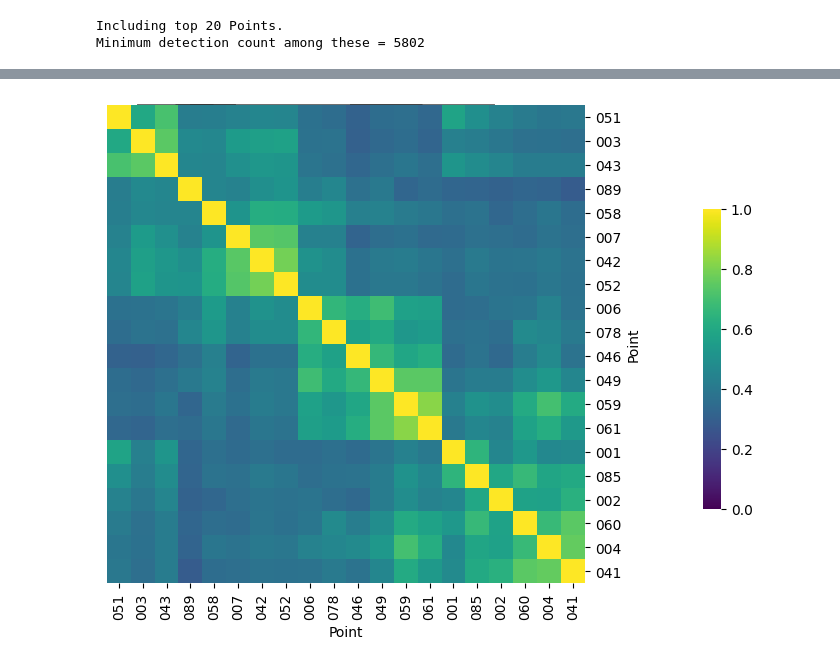
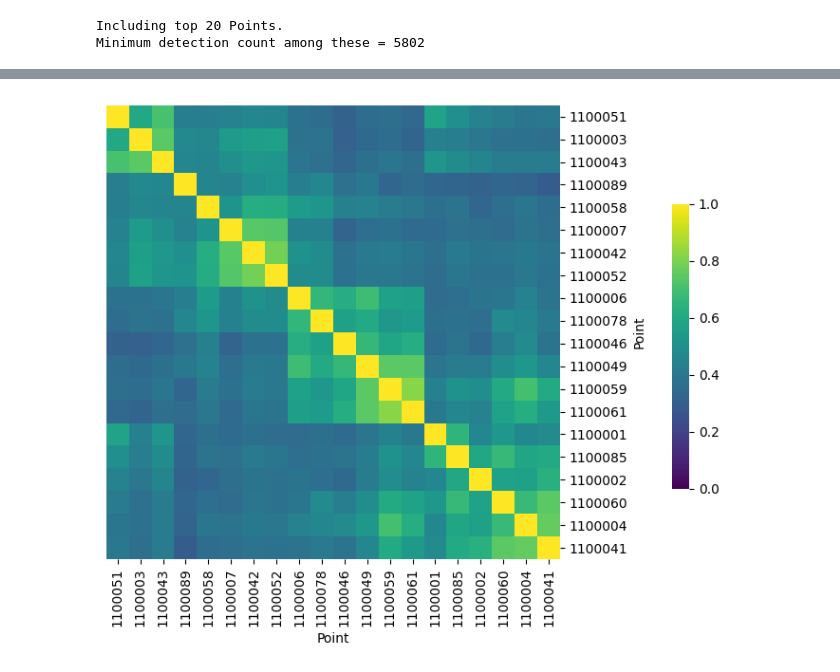
Before and after one commit to vivekhsridhar/lekking_collectives, a Jupyter notebook: lekking_collectives.ipynb, the cells around one changed output, grey strips where cells are left out. Drawn from its saved outputs; the diff is of its cells as text; code cells hidden in the pictures.

```diff
--- a/lekking_collectives.ipynb
+++ b/lekking_collectives.ipynb
@@ -41,7 +52,7 @@ def smooth_over_time(df, window_size=0.5):
     return df.reset_index(drop=False)
 # %%
 # Load data
-df = pd.read_csv('/Volumes/SSD5/20230313/SE_Lek1/P1D1/20230313_SE_Lek1_P1D1_DJI_0294_3D_trajectories_utm.csv')
+df = pd.read_csv('/Volumes/SSD5/processed/Field_Recording_2023/SpatialRegistration/20230313/SE_Lek1/P1D1/20230313_SE_Lek1_P1D1_DJI_0294_3D_trajectories_utm.csv')
 df = df.loc[:,['frame', 'Point', 'class_id', 'easting', 'northing']]
 df.head()
 # %% [output]
@@ -126,15 +137,15 @@ corr_mat = speed_mat.corr(method='kendall')
 # %%
 # Plot the correlation matrix
 cluster = sns.clustermap(corr_mat, method='average', metric='correlation', cmap='viridis',
                          vmin=0, vmax=1, dendrogram_ratio=0.001, figsize=(6, 6), cbar_pos=(1.02, 0.3, 0.03, 0.5))
 
 # Shorten tick labels to show only last 3 characters
-new_labels = [lbl.get_text()[-3:] for lbl in cluster.ax_heatmap.get_xticklabels()]
-cluster.ax_heatmap.set_xticklabels(new_labels, rotation=90)
+# new_labels = [lbl.get_text()[-3:] for lbl in cluster.ax_heatmap.get_xticklabels()]
+# cluster.ax_heatmap.set_xticklabels(new_labels, rotation=90)
 
-new_labels = [lbl.get_text()[-3:] for lbl in cluster.ax_heatmap.get_yticklabels()]
-cluster.ax_heatmap.set_yticklabels(new_labels, rotation=0)
+# new_labels = [lbl.get_text()[-3:] for lbl in cluster.ax_heatmap.get_yticklabels()]
+# cluster.ax_heatmap.set_yticklabels(new_labels, rotation=0)
 
 plt.show()
 # %% [output]
-[figure, old version]
+[figure, new version]
```
Also changed, not shown: parts of 3 cells of this notebook, 1 other file.
